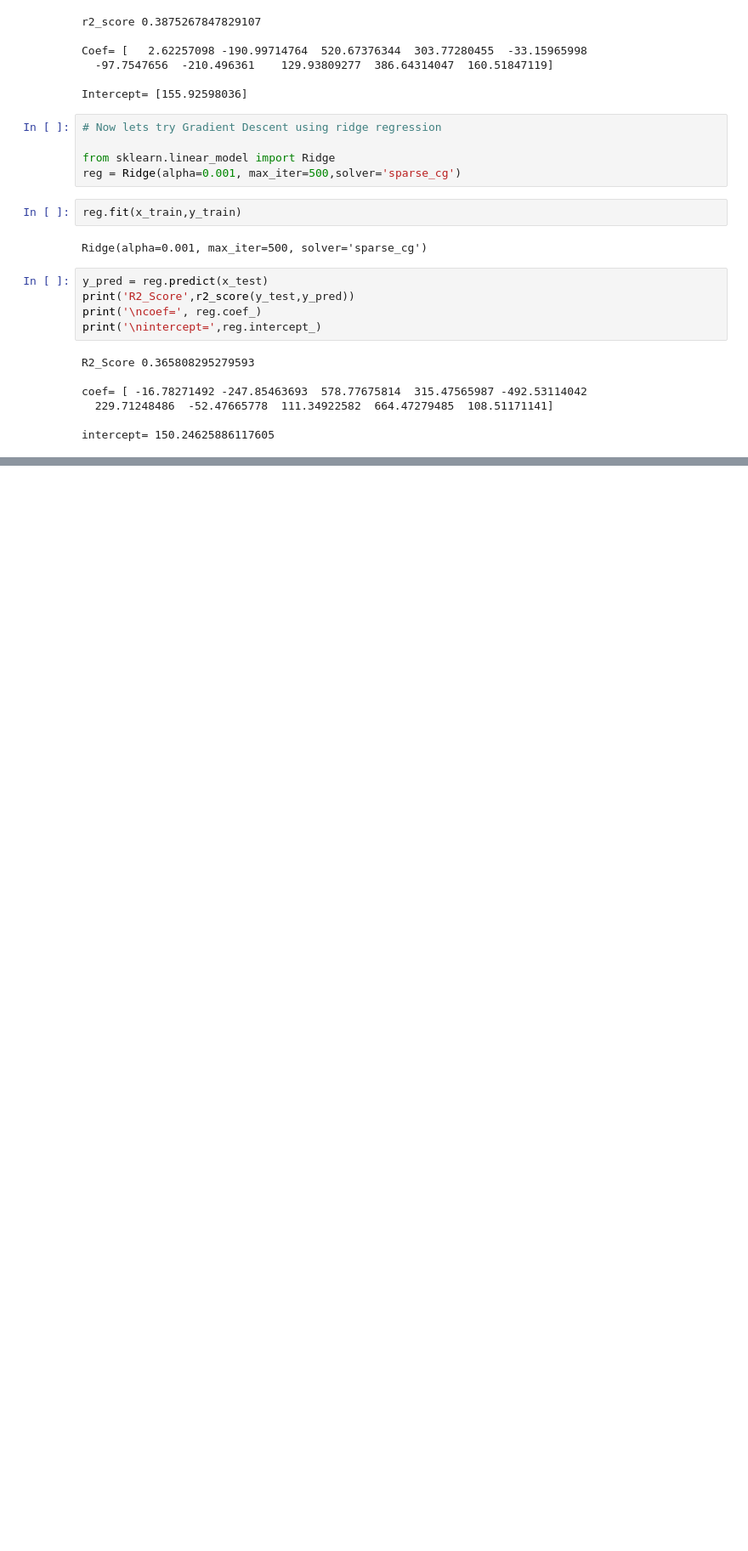
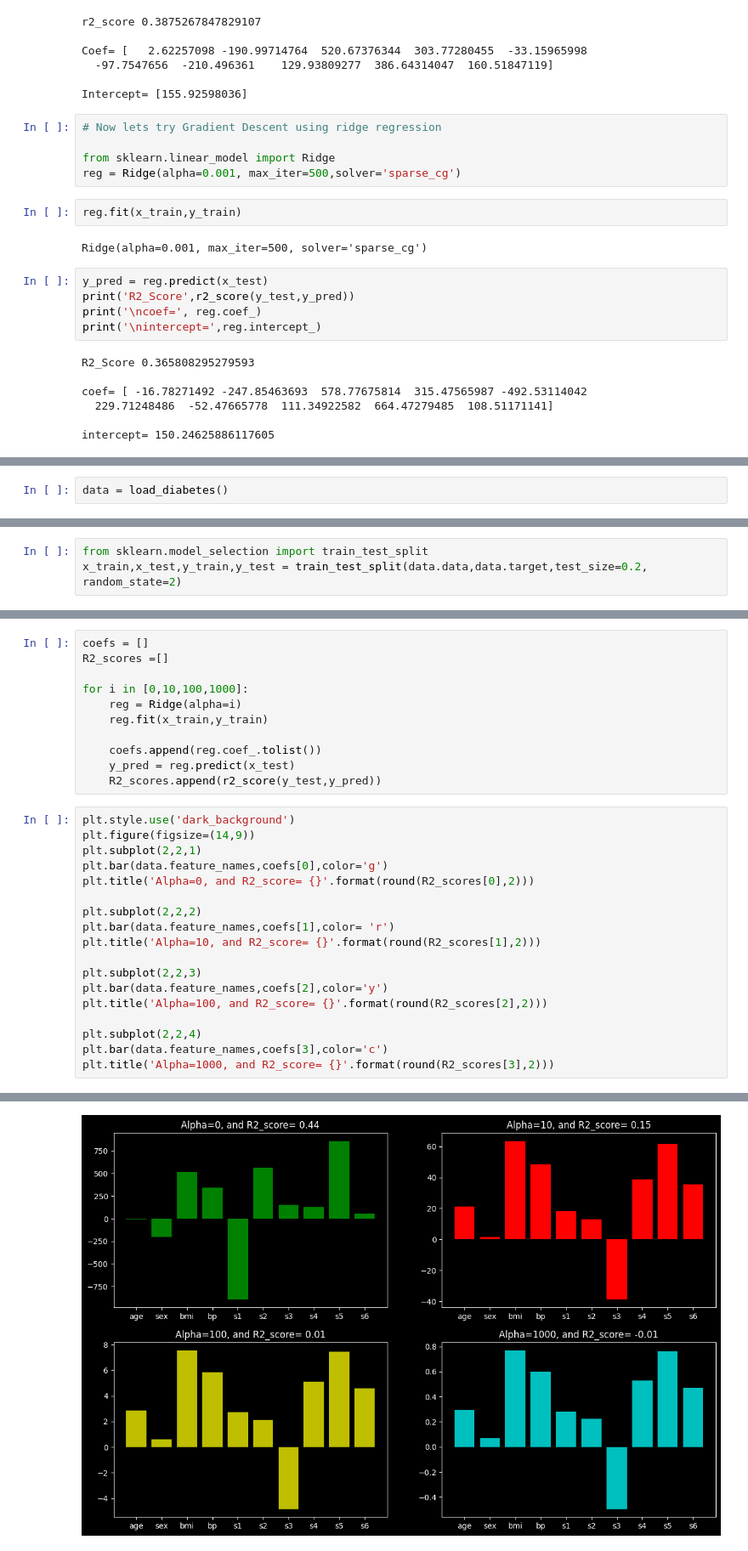
Before and after one commit to yogesh3i/Data_Science_Machine_Learning, a Jupyter notebook: Day 14 -Lenear_ Regression/Practice.ipynb, the cells around one changed output, grey strips where cells are left out. Shown: that part at 85% size. Cells and saved outputs as stored; diff of their text form; blank space fills up the shorter version.

```diff
--- a/Day 14 -Lenear_ Regression/Practice.ipynb
+++ b/Day 14 -Lenear_ Regression/Practice.ipynb
@@ -434,0 +448,2 @@ intercept= 150.24625886117605
+# %%
+data = load_diabetes()
@@ -434,0 +468,3 @@ intercept= 150.24625886117605
+# %%
+from sklearn.model_selection import train_test_split
+x_train,x_test,y_train,y_test = train_test_split(data.data,data.target,test_size=0.2, random_state=2)
@@ -434,0 +474,30 @@ intercept= 150.24625886117605
+# %%
+coefs = []
+R2_scores =[]
+
+for i in [0,10,100,1000]:
+    reg = Ridge(alpha=i)
+    reg.fit(x_train,y_train)
+
+    coefs.append(reg.coef_.tolist())
+    y_pred = reg.predict(x_test)
+    R2_scores.append(r2_score(y_test,y_pred))
+# %%
+plt.style.use('dark_background')
+plt.figure(figsize=(14,9))
+plt.subplot(2,2,1)
+plt.bar(data.feature_names,coefs[0],color='g')
+plt.title('Alpha=0, and R2_score= {}'.format(round(R2_scores[0],2)))
+
+plt.subplot(2,2,2)
+plt.bar(data.feature_names,coefs[1],color= 'r')
+plt.title('Alpha=10, and R2_score= {}'.format(round(R2_scores[1],2)))
+
+plt.subplot(2,2,3)
+plt.bar(data.feature_names,coefs[2],color='y')
+plt.title('Alpha=100, and R2_score= {}'.format(round(R2_scores[2],2)))
+
+plt.subplot(2,2,4)
+plt.bar(data.feature_names,coefs[3],color='c')
+plt.title('Alpha=1000, and R2_score= {}'.format(round(R2_scores[3],2)))
+# %% [output]
@@ -434,0 +505 @@ intercept= 150.24625886117605
+[figure, added]
```
Also changed, not shown: parts of 12 cells of this notebook, 1 other file.
